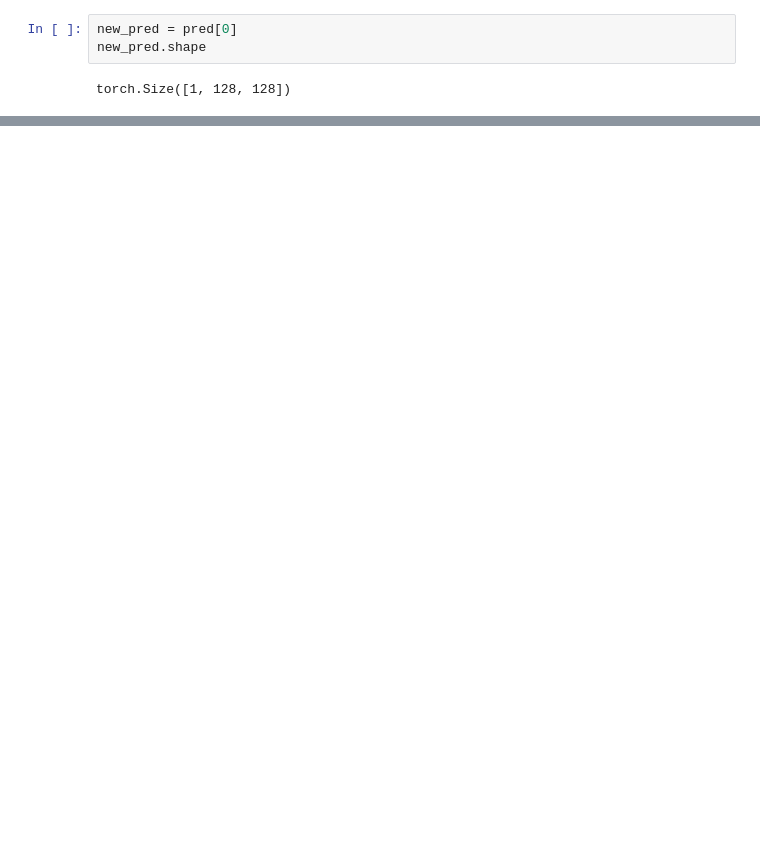
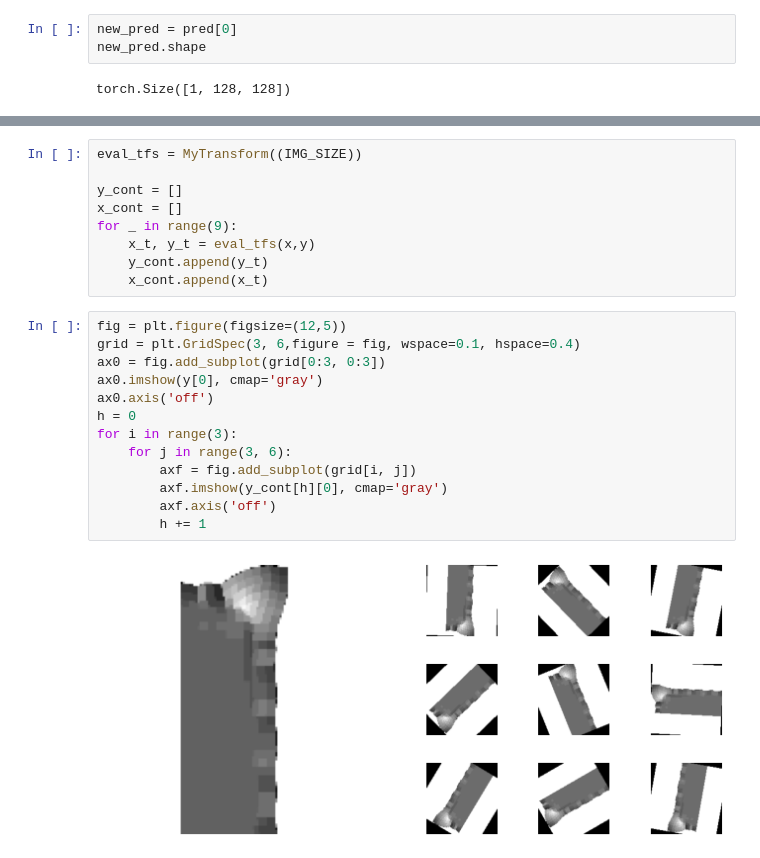
Before and after one commit to CsungaBro/dl-simulation, a Jupyter notebook: machine-learning/pt-3model.ipynb, the cells around one changed output, grey strips where cells are left out. Cells and saved outputs as stored; diff of their text form; blank space fills up the shorter version.

```diff
--- a/machine-learning/pt-3model.ipynb
+++ b/machine-learning/pt-3model.ipynb
@@ -309,0 +304,24 @@ transforms.ToPILImage()(y)
+# %%
+eval_tfs = MyTransform((IMG_SIZE))
+
+y_cont = []
+x_cont = []
+for _ in range(9):
+    x_t, y_t = eval_tfs(x,y)
+    y_cont.append(y_t)
+    x_cont.append(x_t)
+# %%
+fig = plt.figure(figsize=(12,5))
+grid = plt.GridSpec(3, 6,figure = fig, wspace=0.1, hspace=0.4)
+ax0 = fig.add_subplot(grid[0:3, 0:3])
+ax0.imshow(y[0], cmap='gray')
+ax0.axis('off')
+h = 0
+for i in range(3):
+    for j in range(3, 6):
+        axf = fig.add_subplot(grid[i, j])
+        axf.imshow(y_cont[h][0], cmap='gray')
+        axf.axis('off')
+        h += 1
+# %% [output]
+[figure, added]
```
Also changed, not shown: parts of 11 cells of this notebook, 4 other files.
